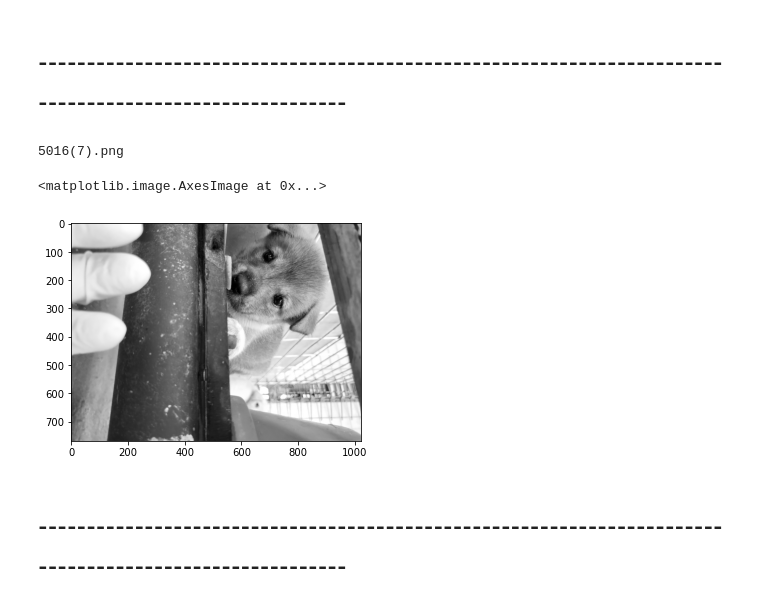
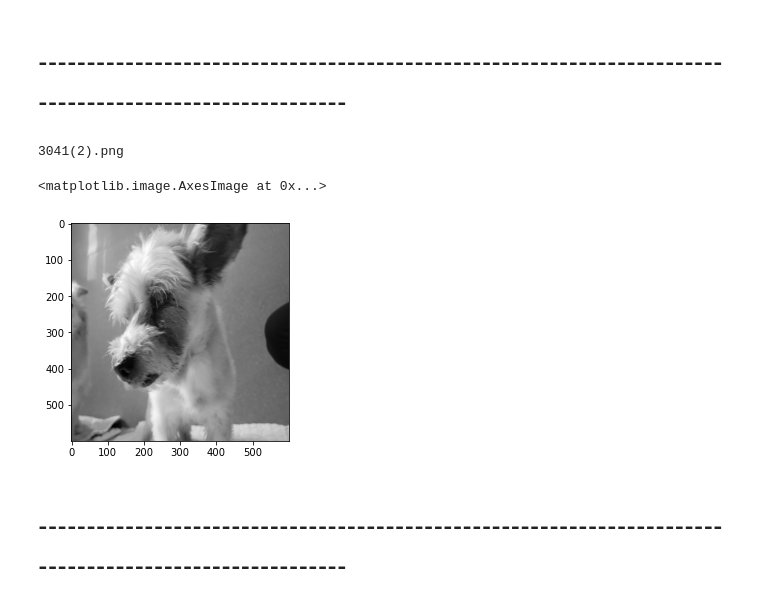
Before and after one commit to qnffnrl/dog_identifier, a Jupyter notebook: first.ipynb, the cells around one changed output. Cells and saved outputs as stored; diff of their text form; code cells hidden in the pictures.

```diff
--- a/first.ipynb
+++ b/first.ipynb
@@ -112,12 +112,12 @@ len(df['category'].unique())
 # %%
 sample = random.choice(filenames)
 print(sample)
-image = load_img("./grayImages1024RotateUnification/"+sample)
+image = load_img("./grayImages600/"+sample)
 plt.imshow(image)
 # %% [output]
-5016(7).png
+3041(2).png
 <matplotlib.image.AxesImage at 0x...>
-[figure, old version]
+[figure, new version]
 # %% [markdown]
 # -------------------------------------------------------------------------------------------------------
 # %% [markdown]
```
Also changed, not shown: parts of 18 cells of this notebook, 1 other file.
